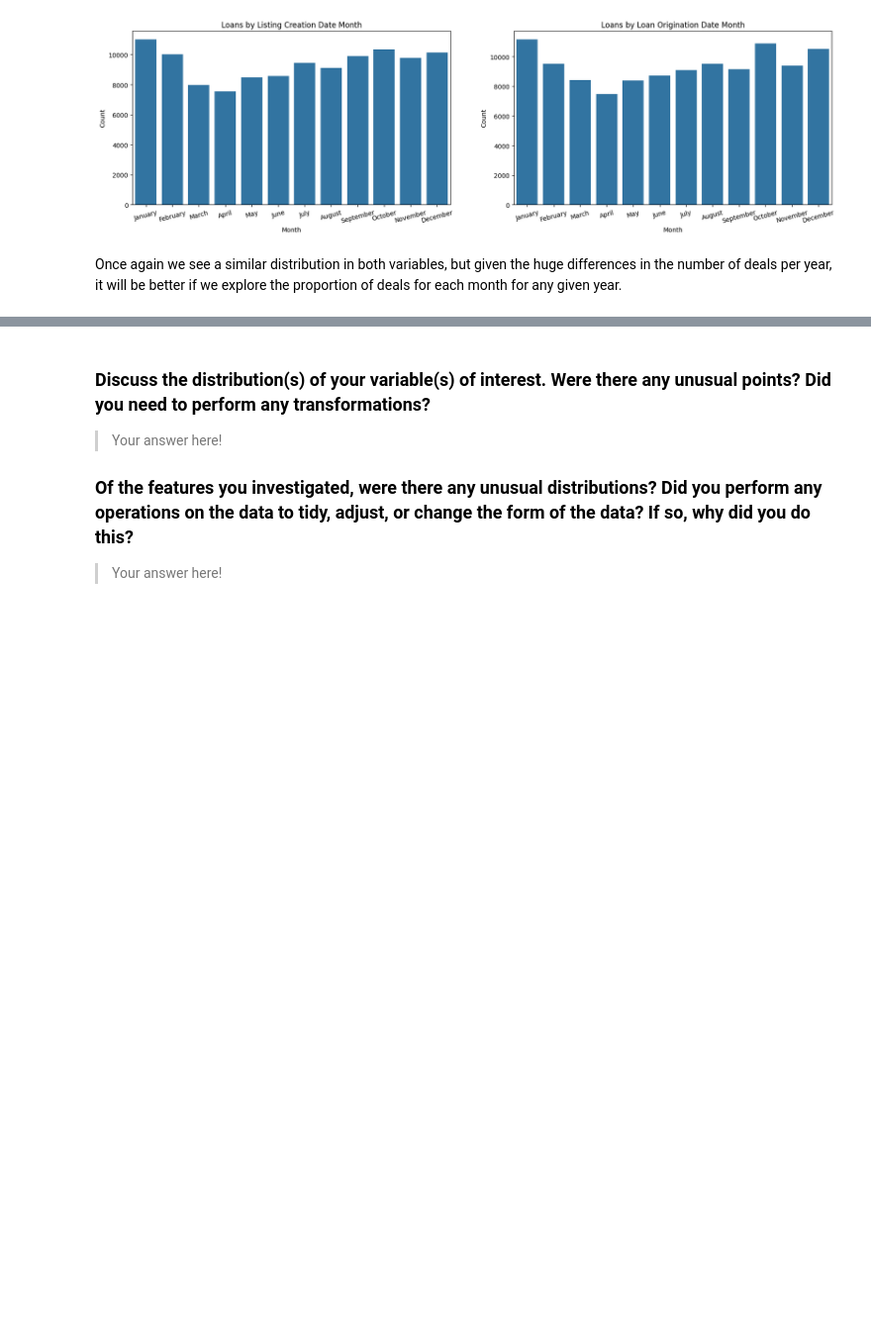
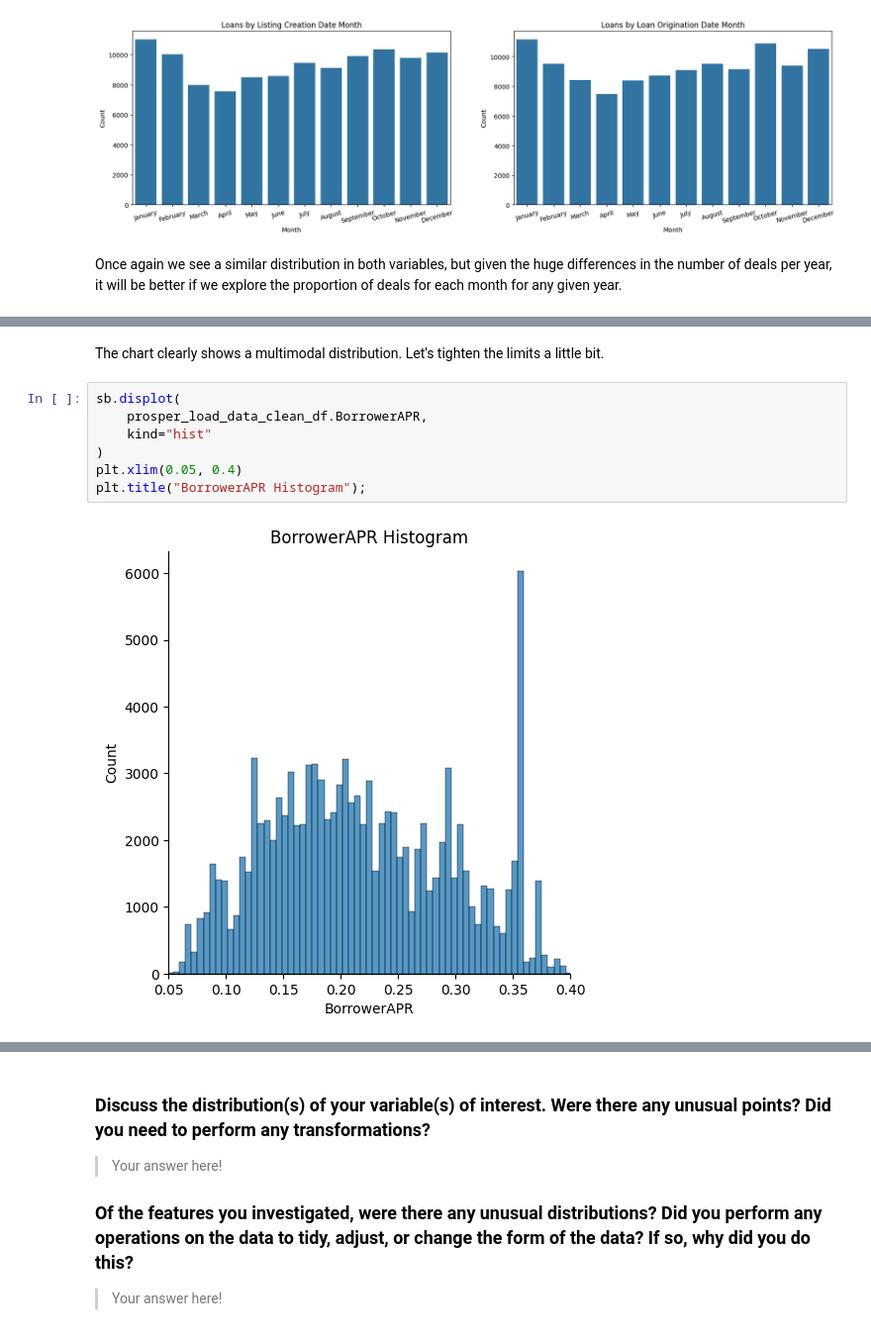
Before and after one commit to abarto/udacity-nd002-comunicate-data-findings, a Jupyter notebook: Part_I_exploration.ipynb, the cells around one changed output, grey strips where cells are left out. Shown: that part at 99% size. Saved outputs shown, nothing was run; the diff lists cells and outputs as text; blank space fills up the shorter version.

```diff
--- a/Part_I_exploration.ipynb
+++ b/Part_I_exploration.ipynb
@@ -1153,0 +1229,11 @@ Once again we see a similar distribution in both variables, but given the huge d
+# %% [markdown]
+The chart clearly shows a multimodal distribution. Let's tighten the limits a little bit.
+# %%
+sb.displot(
+    prosper_load_data_clean_df.BorrowerAPR,
+    kind="hist"
+)
+plt.xlim(0.05, 0.4)
+plt.title("BorrowerAPR Histogram");
+# %% [output]
+[figure, added]
```
Also changed, not shown: parts of 33 cells of this notebook.
